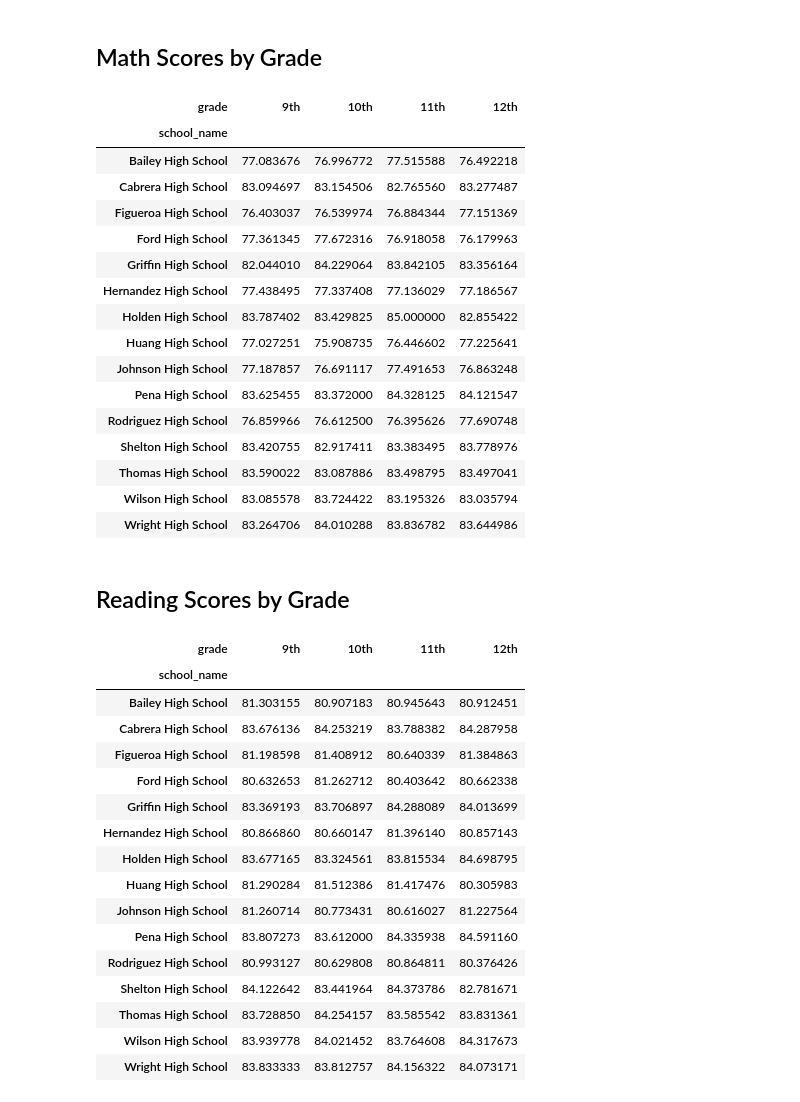
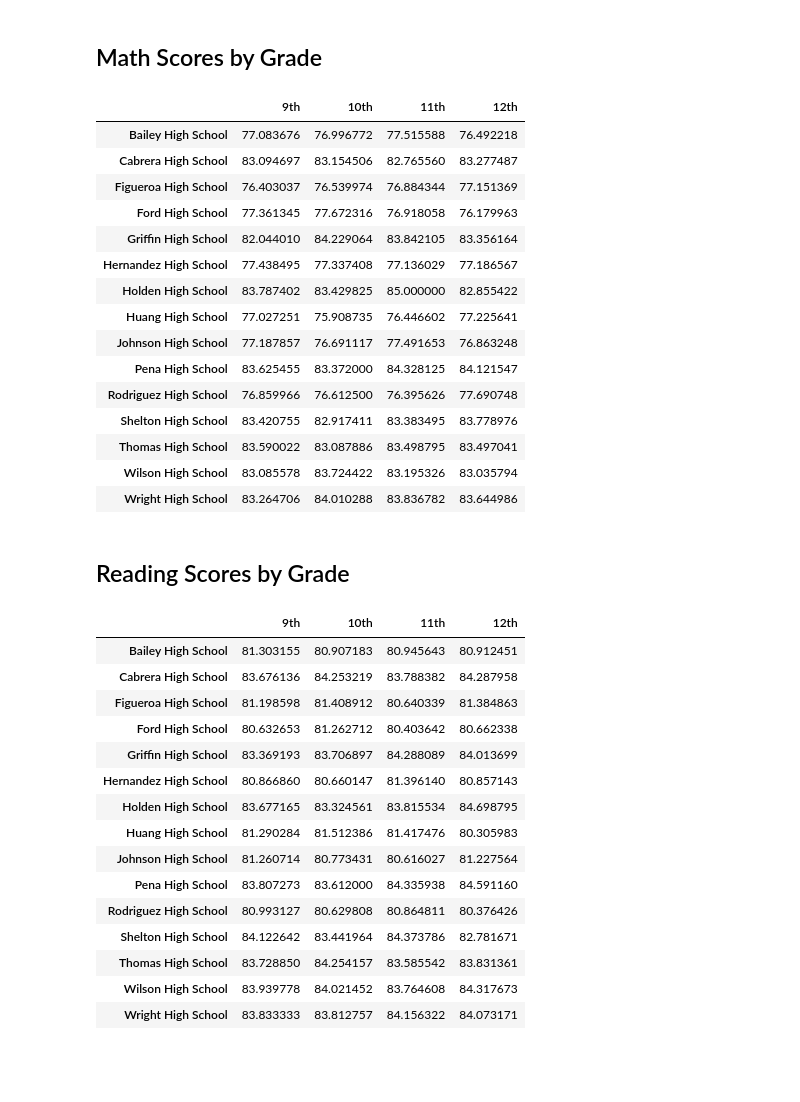
Before and after one commit to brianna-mitri/pandas-challenge, a Jupyter notebook: PyCitySchools.ipynb, the cells around one changed output. Saved outputs shown, nothing was run; the diff lists cells and outputs as text; code cells hidden in the pictures; blank space fills up the shorter version.

Commit message:
Removed column and index names from last summaries

```diff
--- a/PyCitySchools.ipynb
+++ b/PyCitySchools.ipynb
@@ -173,17 +173,20 @@ bottom_schools_df
 # %%
 # set grade order
 grade_order = ["9th", "10th", "11th", "12th"]
 
 # create new grade columns with average math scores by school
 math_by_grade_df = complete_df.pivot_table(
     index="school_name", columns="grade", values="math_score", aggfunc="mean"
     ).reindex(columns=grade_order)
 
+# remove index and column names
+math_by_grade_df.index.name = None
+math_by_grade_df.columns.name = None
+
 # display df
 math_by_grade_df
 # %% [output]
-| grade | 9th | 10th | 11th | 12th |
-| school_name |  |  |  |  |
+|  | 9th | 10th | 11th | 12th |
 | Bailey High School | 77.083676 | 76.996772 | 77.515588 | 76.492218 |
 | Cabrera High School | 83.094697 | 83.154506 | 82.765560 | 83.277487 |
 | Figueroa High School | 76.403037 | 76.539974 | 76.884344 | 77.151369 |
@@ -207,11 +210,14 @@ read_by_grade_df = complete_df.pivot_table(
     index="school_name", columns="grade", values="reading_score", aggfunc="mean"
 ).reindex(columns=grade_order)
 
+# remove index & column names
+read_by_grade_df.index.name = None
+read_by_grade_df.columns.name = None
+
 # display df
 read_by_grade_df
 # %% [output]
-| grade | 9th | 10th | 11th | 12th |
-| school_name |  |  |  |  |
+|  | 9th | 10th | 11th | 12th |
 | Bailey High School | 81.303155 | 80.907183 | 80.945643 | 80.912451 |
 | Cabrera High School | 83.676136 | 84.253219 | 83.788382 | 84.287958 |
 | Figueroa High School | 81.198598 | 81.408912 | 80.640339 | 81.384863 |
```
